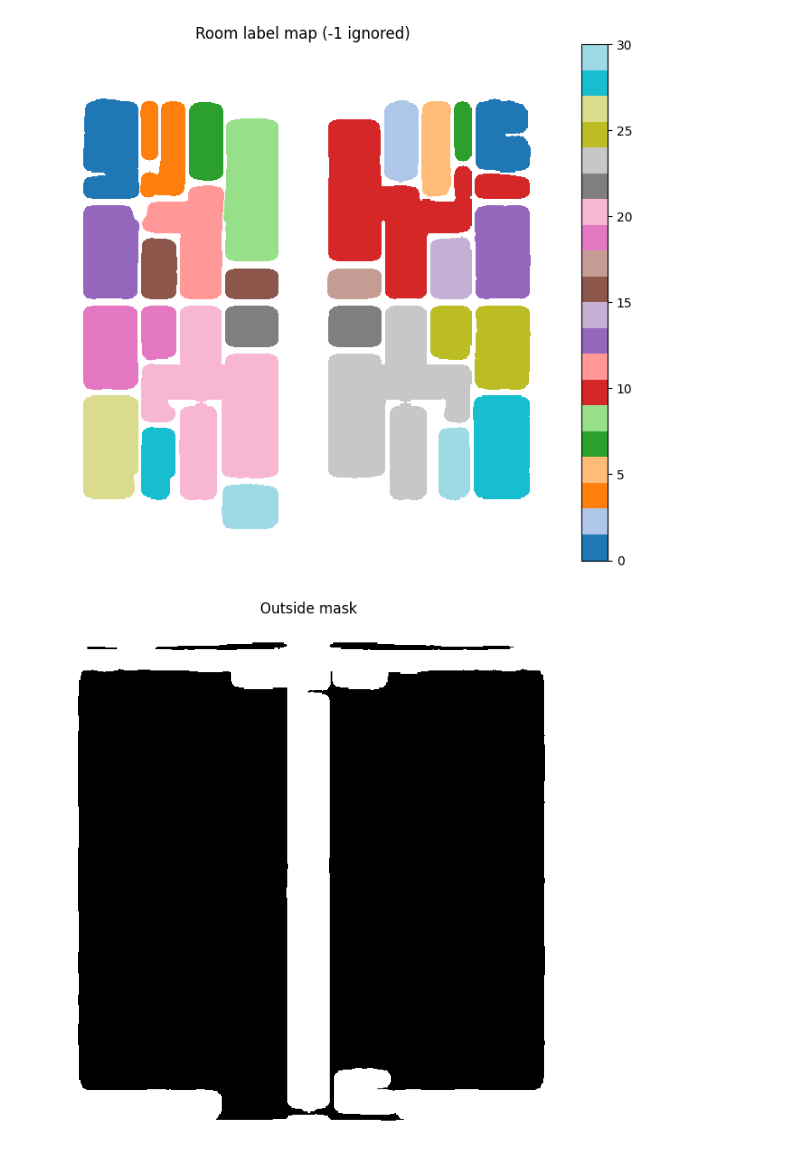
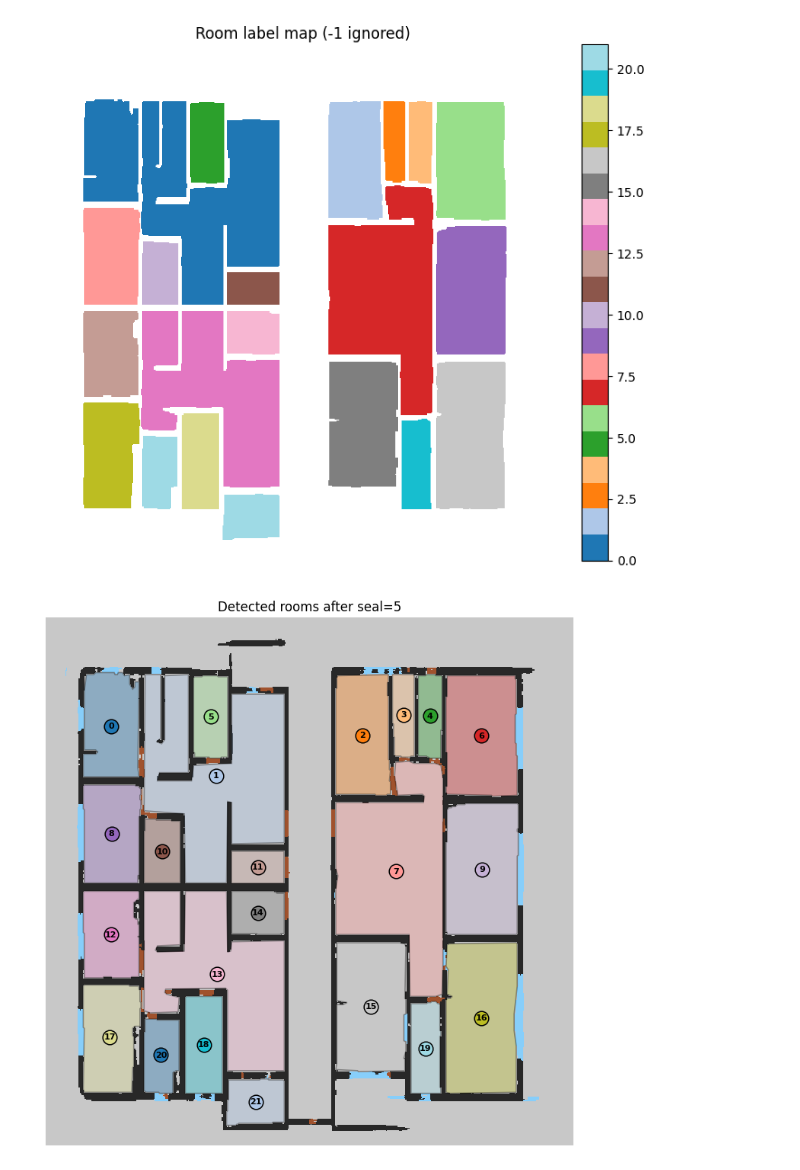
Before and after one commit to butchi-adari-tcgls/mitunet_2d_seg, a Jupyter notebook: src/build_graph.ipynb, the cells around one changed output. Cells and saved outputs as stored; diff of their text form; code cells hidden in the pictures.

Commit message:
graph building notebook updated

```diff
--- a/src/build_graph.ipynb
+++ b/src/build_graph.ipynb
@@ -77,6 +81,13 @@ def print_class_histogram(mask, tag="classes"):
     print(f"[{tag}] shape={mask.shape}, total_pixels={total}")
     display(df)
     return df
+
+
+def resolve_area_threshold(value, shape, minimum=1):
+    """Use floats < 1 as image-area fractions; otherwise use raw pixels."""
+    if isinstance(value, float) and value < 1:
+        return max(minimum, int(round(value * shape[0] * shape[1])))
+    return max(minimum, int(round(value)))
 
 
 def mask_to_rgb(mask, color_map=COLOR_MAP):
@@ -352,7 +391,7 @@ def poly_contour(blob, max_pts=24, min_pts=4):
     peri = cv2.arcLength(c, True)
     if peri == 0:
         return None
-    eps = 0.01 * peri
+    eps = 0.001 * peri
     approx = cv2.approxPolyDP(c, eps, True)
     while len(approx) > max_pts and eps < 0.05 * peri:
         eps *= 1.3
@@ -435,29 +549,40 @@ def extract_rooms_debug(cleaned, min_area=120, contour_mode="poly", seal_ksize=7
 # ============================================================
 # 10) Seal sweep - try multiple seal kernels and choose the one with most rooms
 # ============================================================
-seal_list = [SEAL_KSIZE] if SEAL_KSIZE != "auto" else [3, 5, 7, 9, 13, 17, 21]
+room_min_area_px = resolve_area_threshold(ROOM_MIN_AREA, cleaned_mask.shape, minimum=50)
+room_min_side_px = max(8, int(round(min(cleaned_mask.shape) * 0.015)))
+print(f"Resolved room filters: room_min_area={room_min_area_px}px, room_min_side={room_min_side_px}px")
+
+seal_list = [SEAL_KSIZE] if SEAL_KSIZE != "auto" else [3, 5, 7, 9] #, 13, 17, 21]
 seal_results = []
 room_results_by_seal = {}
 
 for seal in seal_list:
     rooms_s, room_label_map_s, outside_mask_s, room_debug_s = extract_rooms_debug(
         cleaned_mask,
-        min_area=ROOM_MIN_AREA,
+        min_area=room_min_area_px,
         contour_mode=CONTOUR_MODE,
         seal_ksize=seal,
+        min_side=room_min_side_px,
     )
+    rejected = room_debug_s["component_table"]["reject_reason"].notna().sum()
+    skinny = (room_debug_s["component_table"]["reject_reason"] == "too_skinny").sum()
+    tiny = (room_debug_s["component_table"]["reject_reason"] == "too_small").sum()
+    score = len(rooms_s) - 0.15 * rejected - 0.35 * skinny - 0.05 * tiny
     seal_results.append({
         "seal_ksize": seal,
         "rooms": len(rooms_s),
         "free_components": int(room_debug_s["free_component_map"].max()),
         "outside_components": len(room_debug_s["outside_component_ids"]),
+        "rejected_components": int(rejected),
+        "score": round(float(score), 3),
     })
     room_results_by_seal[seal] = (rooms_s, room_label_map_s, outside_mask_s, room_debug_s)
 
 seal_table = pd.DataFrame(seal_results)
 display(seal_table)
 
-best_seal = max(seal_list, key=lambda s: len(room_results_by_seal[s][0]))
+best_seal = max(seal_results, key=lambda row: row["score"])["seal_ksize"]
 rooms, room_label_map, outside_mask, room_debug = room_results_by_seal[best_seal]
 print(f"Best seal kernel: {best_seal}; rooms found: {len(rooms)}")
 # %% [output]
@@ -474,11 +597,9 @@ Best seal kernel: 17; rooms found: 31
 # ============================================================
 # 11) Plot selected room-extraction intermediates
 # ============================================================
-show_binary(room_debug["barrier_before"], "Barrier before sealing: wall + door + window")
-show_binary(room_debug["barrier"], f"Barrier after morphological close, seal={best_seal}")
-show_binary(room_debug["free"], "Free-space mask after sealing")
-display(room_debug["component_table"].sort_values("area_px", ascending=False).head(50))
+fig = show_binary(room_debug["barrier_before"], "Barrier before sealing: wall + door + window")
+fig = show_binary(room_debug["barrier"], f"Barrier after morphological close, seal={best_seal}")
+fig = show_binary(room_debug["free"], "Free-space mask after sealing")
 show_components(room_label_map, "Room label map (-1 ignored)")
-show_binary(outside_mask, "Outside mask")
 overlay_room_contours(cleaned_mask, rooms, f"Detected rooms after seal={best_seal}")
 # %% [output]
@@ -505,2 +609,2 @@ overlay_room_contours(cleaned_mask, rooms, f"Detected rooms after seal={best_sea
-[figure, old version]
+[figure, new version]
-[figure, old version]
+[figure, new version]
```
Also changed, not shown: parts of 18 cells of this notebook.
